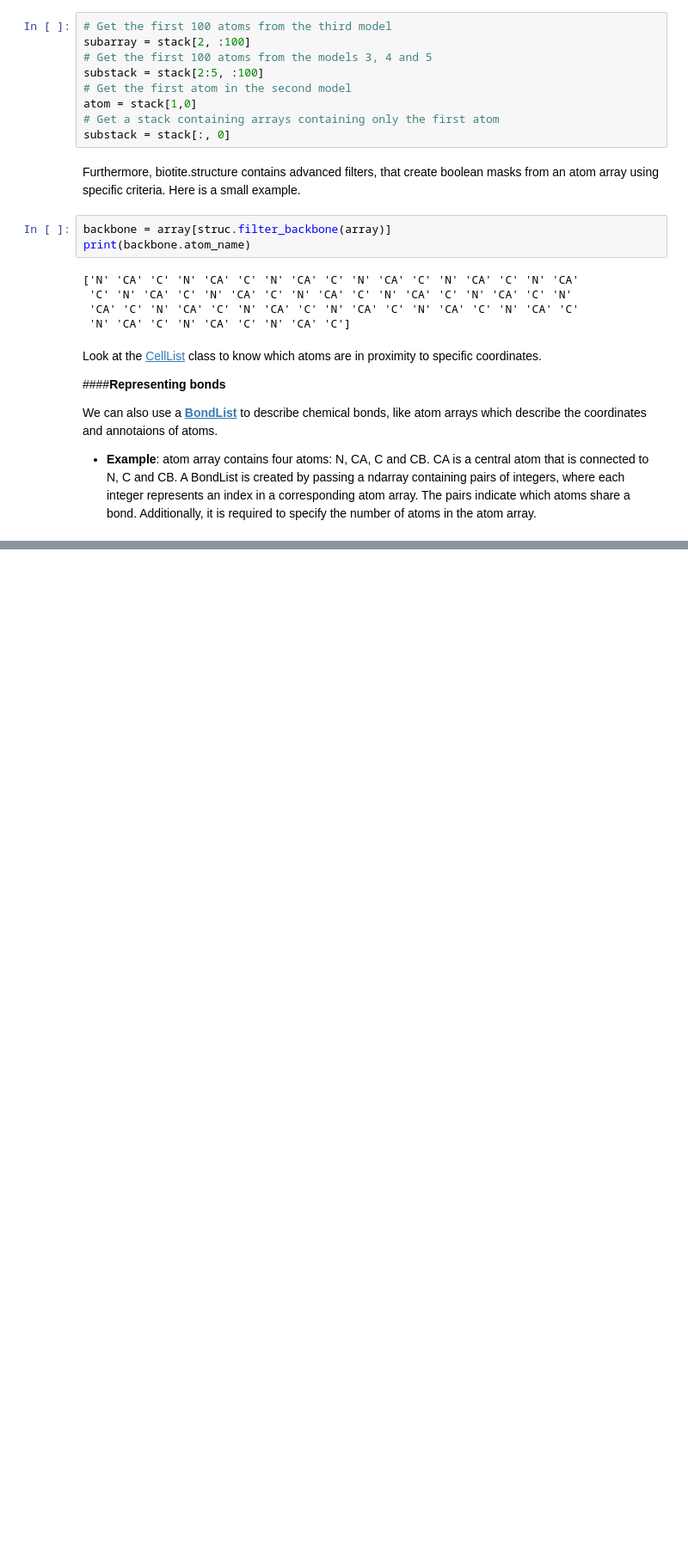
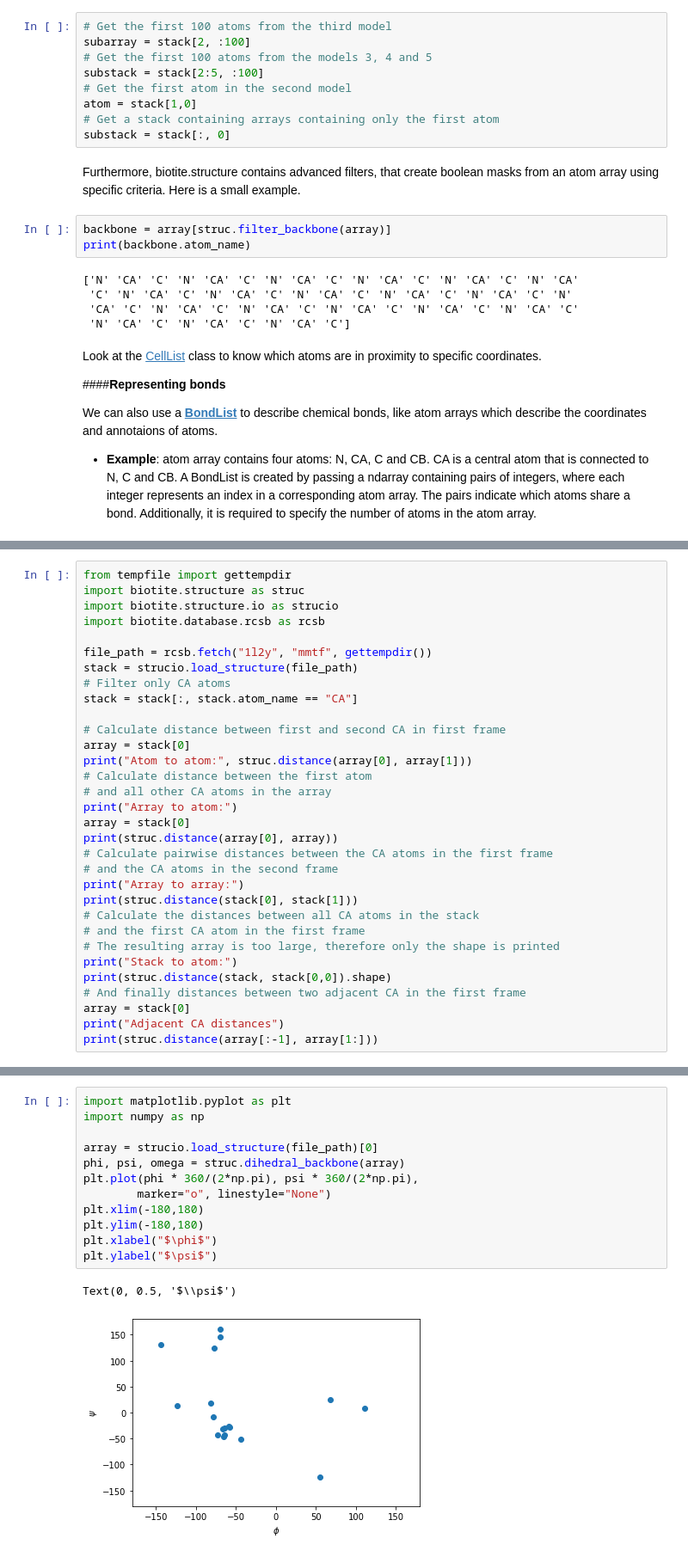
Before and after one commit to khanfs/ComputationalBiology-xGenomics, a Jupyter notebook: PDB_APIs.ipynb, the cells around one changed output, grey strips where cells are left out. Shown at 86% size. Cells and saved outputs as stored; diff of their text form; blank space fills up the shorter version.

```diff
--- a/PDB_APIs.ipynb
+++ b/PDB_APIs.ipynb
@@ -1399,0 +1667,32 @@ We can also use a [**BondList**](https://www.biotite-python.org/apidoc/biotite.s
+# %%
+from tempfile import gettempdir
+import biotite.structure as struc
+import biotite.structure.io as strucio
+import biotite.database.rcsb as rcsb
+
+file_path = rcsb.fetch("1l2y", "mmtf", gettempdir())
+stack = strucio.load_structure(file_path)
+# Filter only CA atoms
+stack = stack[:, stack.atom_name == "CA"]
+
+# Calculate distance between first and second CA in first frame
+array = stack[0]
+print("Atom to atom:", struc.distance(array[0], array[1]))
+# Calculate distance between the first atom
+# and all other CA atoms in the array
+print("Array to atom:")
+array = stack[0]
+print(struc.distance(array[0], array))
+# Calculate pairwise distances between the CA atoms in the first frame
+# and the CA atoms in the second frame
+print("Array to array:")
+print(struc.distance(stack[0], stack[1]))
+# Calculate the distances between all CA atoms in the stack
+# and the first CA atom in the first frame
+# The resulting array is too large, therefore only the shape is printed
+print("Stack to atom:")
+print(struc.distance(stack, stack[0,0]).shape)
+# And finally distances between two adjacent CA in the first frame
+array = stack[0]
+print("Adjacent CA distances")
+print(struc.distance(array[:-1], array[1:]))
@@ -1399,0 +1736,15 @@ We can also use a [**BondList**](https://www.biotite-python.org/apidoc/biotite.s
+# %%
+import matplotlib.pyplot as plt
+import numpy as np
+
+array = strucio.load_structure(file_path)[0]
+phi, psi, omega = struc.dihedral_backbone(array)
+plt.plot(phi * 360/(2*np.pi), psi * 360/(2*np.pi),
+        marker="o", linestyle="None")
+plt.xlim(-180,180)
+plt.ylim(-180,180)
+plt.xlabel("$\phi$")
+plt.ylabel("$\psi$")
+# %% [output]
+Text(0, 0.5, '$\\psi$')
+[figure, added]
```
Also changed, not shown: parts of 47 cells of this notebook.
